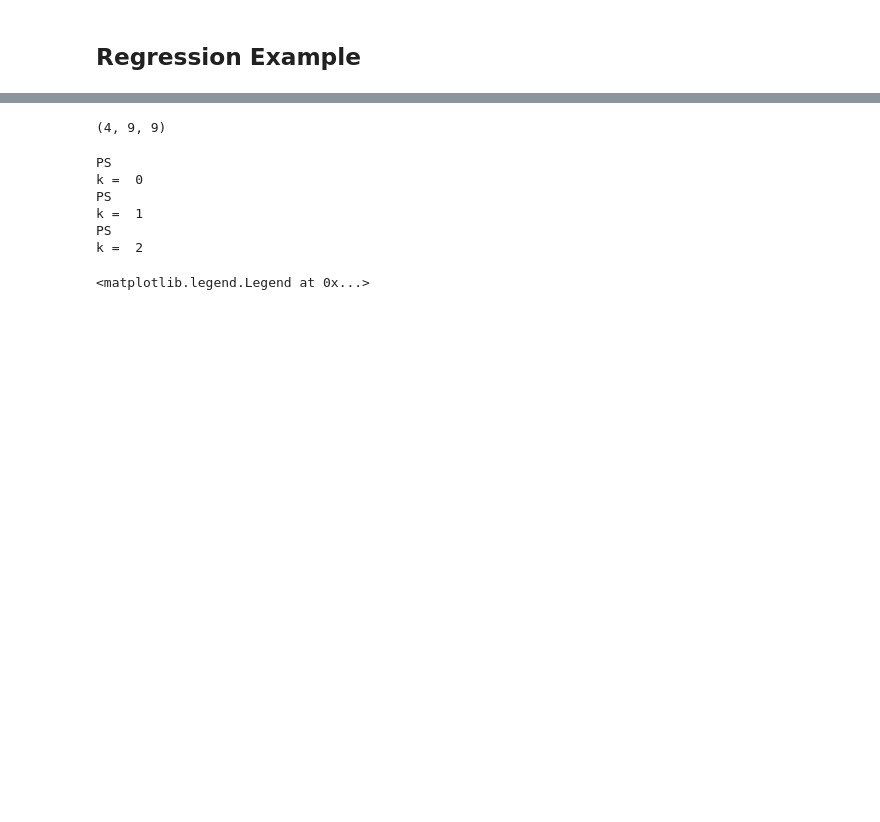
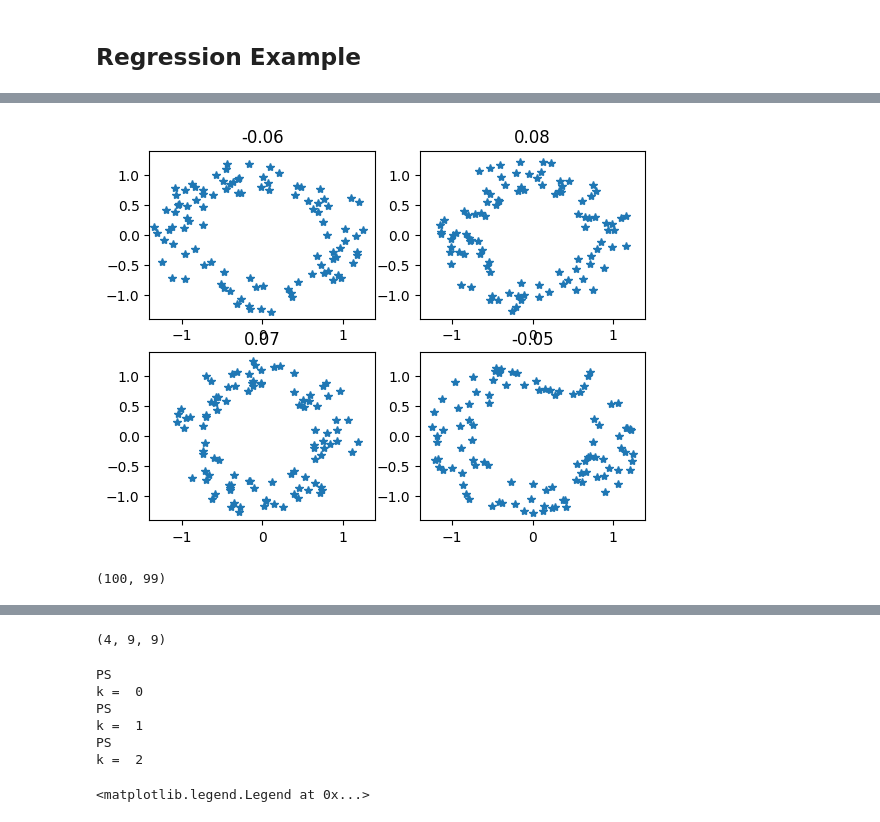
Before and after one commit to ALuchinsky/vpb_python, a Jupyter notebook: python/test_TDAvectorizer.ipynb, the cells around one changed output, grey strips where cells are left out. Drawn from its saved outputs; the diff is of its cells as text; code cells hidden in the pictures; blank space fills up the shorter version.

```diff
--- a/python/test_TDAvectorizer.ipynb
+++ b/python/test_TDAvectorizer.ipynb
@@ -212,0 +230,22 @@ for v in vvv:
+# %%
+clouds = []
+ratList = np.random.uniform(-0.1, 0.1, 100)
+for ratio in ratList:
+    clouds = clouds + [createEllipse(a=1-ratio, b=1, eps=0.3)]
+vect2 = TDAvectorizer.TDAvectorizer()
+vect2.fit(clouds)
+# %%
+for i in range(4):
+    ax = plt.subplot(2, 2, i+1)
+    ax.plot( clouds[i][:,0], clouds[i][:,1], "*")
+    ax.set_xlim(-1.4, 1.4)
+    ax.set_ylim(-1.4, 1.4)
+    ax.set_title( np.round(ratList[i], 2) )
+# %% [output]
+[figure, added]
+# %%
+xSeq = np.linspace(0,2,100)
+X = vect2.transform(homDim = 0, output = "pi", xSeq=xSeq)
+X.shape
+# %% [output]
+(100, 99)
```
Also changed, not shown: parts of 12 cells of this notebook, 1 other file.
